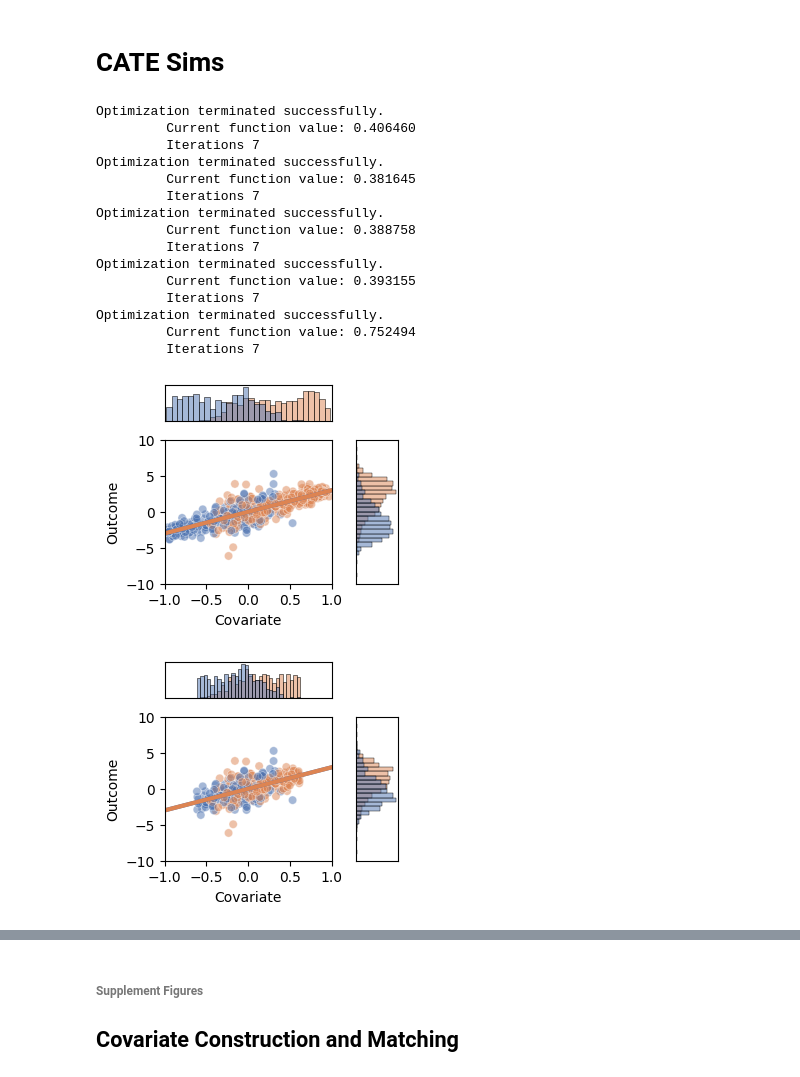
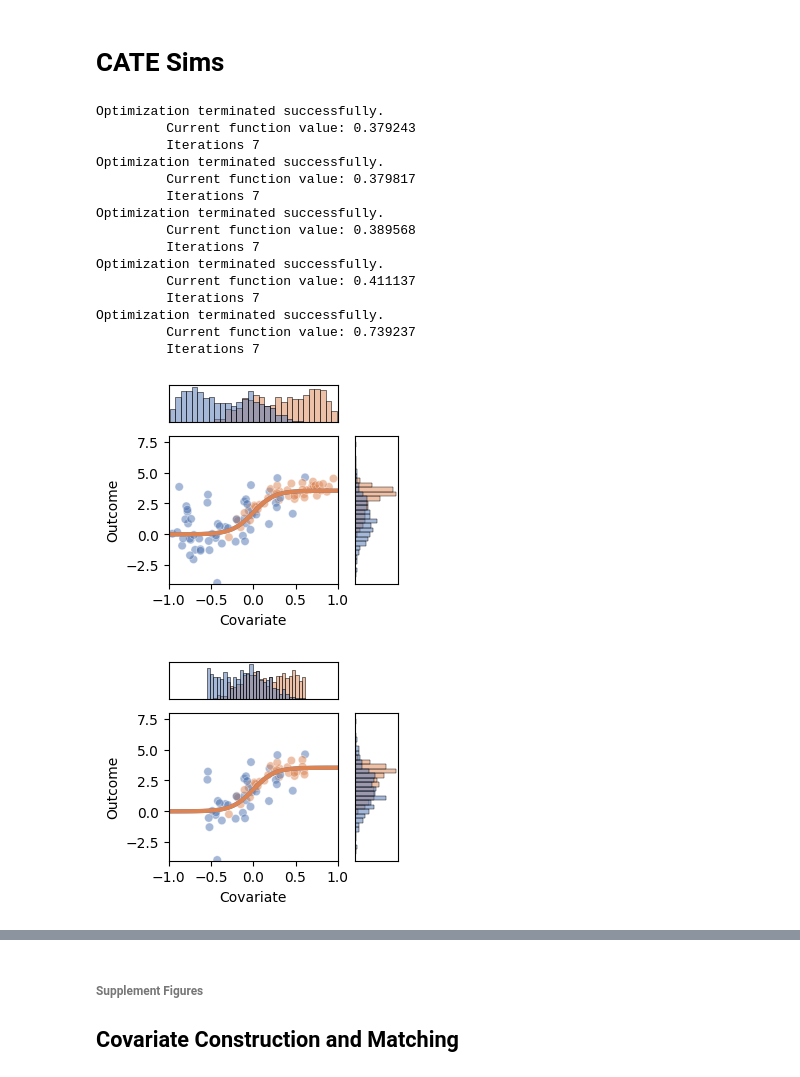
Before and after one commit to ebridge2/cdcorr, a Jupyter notebook: cdcorr/simulations/simulation_sandbox.ipynb, the cells around one changed output, grey strips where cells are left out. Cells and saved outputs as stored; diff of their text form; code cells hidden in the pictures.

Commit message:
updated simulation results

```diff
--- a/cdcorr/simulations/simulation_sandbox.ipynb
+++ b/cdcorr/simulations/simulation_sandbox.ipynb
@@ -141,9 +141,9 @@ for sim, sim_fn in sims.items():
     if sim == "K-Class" or sim == "Sigmoidal":
         covar_sz = 5
     elif sim == "Function":
+        covar_sz = 7
+    elif sim == "Heteroskedastic":
         covar_sz = 5
-    elif sim == "Heteroskedastic":
-        covar_sz = 3
     else:
         covar_sz = 1
     Ys, Ts, Xs, true_y, true_t, true_x = sim_fn(n, p, causal_effect_size=1, covar_effect_size = covar_sz, balance=.4)
@@ -161,19 +161,19 @@ data_samples = pd.concat(data_samples)
 data_true = pd.concat(data_true)
 # %% [output]
 Optimization terminated successfully.
-         Current function value: 0.406460
+         Current function value: 0.379243
          Iterations 7
 Optimization terminated successfully.
-         Current function value: 0.381645
+         Current function value: 0.379817
          Iterations 7
 Optimization terminated successfully.
-         Current function value: 0.388758
+         Current function value: 0.389568
          Iterations 7
 Optimization terminated successfully.
-         Current function value: 0.393155
+         Current function value: 0.411137
          Iterations 7
 Optimization terminated successfully.
-         Current function value: 0.752494
+         Current function value: 0.739237
          Iterations 7
 # %%
 def make_subplot(df_dat, df_true, samples=None, title="", rsamp=None, ylim=(-5, 5)):
@@ -202,14 +202,14 @@ def make_subplot(df_dat, df_true, samples=None, title="", rsamp=None, ylim=(-5,
 
     return fig
 # %%
-samples = np.random.choice(n, 500, replace=False)
+samples = np.random.choice(n, 100, replace=False)
 g11 = make_subplot(data_samples[(data_samples["Simulation"] == "Heteroskedastic") & (data_samples["Balance"] == "Unmatched")],
-                   data_true[data_true["Simulation"] == "Heteroskedastic"], samples=samples, ylim=(-10, 10))
+                   data_true[data_true["Simulation"] == "Heteroskedastic"], samples=samples, ylim=(-4, 8))
 g11.savefig("Figures/Temporary/Heteroum.pdf")
 g21 = make_subplot(data_samples[(data_samples["Simulation"] == "Heteroskedastic") & (data_samples["Balance"] == "Matched")],
-                   data_true[data_true["Simulation"] == "Heteroskedastic"], samples=samples, ylim=(-10, 10))
+                   data_true[data_true["Simulation"] == "Heteroskedastic"], samples=samples, ylim=(-4, 8))
 g21.savefig("Figures/Temporary/Heteron.pdf")
 # %% [output]
-[figure, old version]
+[figure, new version]
-[figure, old version]
+[figure, new version]
 # %%
```
Also changed, not shown: parts of 10 cells of this notebook, 13 other files.
